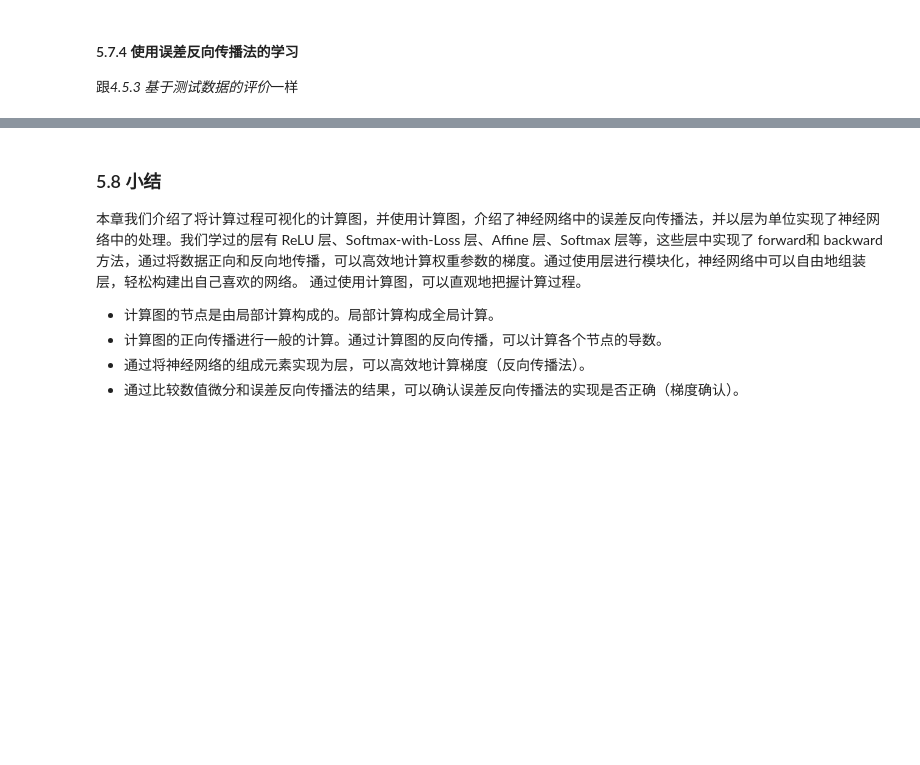
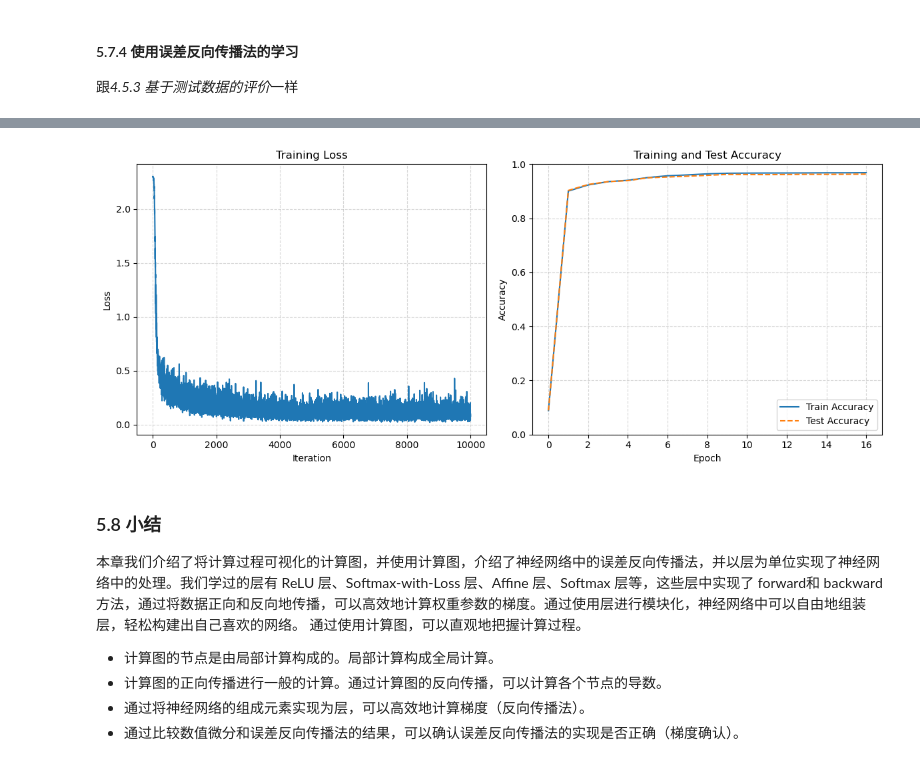
Before and after one commit to Shao0203/aiyaha, a Jupyter notebook: s5_back_propagation.ipynb, the cells around one changed output, grey strips where cells are left out. Drawn from its saved outputs; the diff is of its cells as text; code cells hidden in the pictures; blank space fills up the shorter version.

```diff
--- a/s5_back_propagation.ipynb
+++ b/s5_back_propagation.ipynb
@@ -473,6 +505,8 @@ test_acc_list = []
 iter_per_epoch = max(train_size / batch_size, 1)    # 60000 / 100 = 600.0
 
 for i in range(iters_num):
+    # 可以动态调整学习率
+    if i > 5000 : learning_rate = 0.01  # 后期减小学习率
     # 1. Get mini_batch
     batch_mask = np.random.choice(train_size, batch_size)
     x_batch = x_train[batch_mask]
@@ -490,7 +524,7 @@ for i in range(iters_num):
     loss = network.loss(x_batch, t_batch)
     train_loss_list.append(loss)
 
-    # 计算每个epoch的识别精度 (循环600次为一个epoch，所有60000条数据都被用过了)
+    # Record training / test accuracy for each epoch
     if i % iter_per_epoch == 0:
         train_acc = network.accuracy(x_train, t_train)
         test_acc = network.accuracy(x_test, t_test)
@@ -518,3 +552,33 @@ Epoch 17: train acc, test acc | 97.91%, 96.96%
+# %%
+# 绘制损失函数和训练/测试准确率的图形
+import matplotlib.pyplot as plt
+
+plt.figure(figsize=(12, 5))  # 设置图形大小
+# 左子图：损失函数
+plt.subplot(1, 2, 1)  # 1行2列的第1个图
+x_loss = np.arange(len(train_loss_list))
+plt.plot(x_loss, train_loss_list)
+plt.xlabel('Iteration')
+plt.ylabel('Loss')
+plt.title('Training Loss')
+plt.grid(True, linestyle='--', alpha=0.5)
+# 右子图：准确率
+plt.subplot(1, 2, 2)  # 1行2列的第2个图
+x_acc = np.arange(len(train_acc_list))
+plt.plot(x_acc, train_acc_list, label='Train Accuracy')
+plt.plot(x_acc, test_acc_list, label='Test Accuracy', linestyle='--')
+plt.xlabel('Epoch')
+plt.ylabel('Accuracy')
+plt.ylim(0, 1.0)
+plt.title('Training and Test Accuracy')
+plt.grid(True, linestyle='--', alpha=0.5)
+plt.legend(loc='lower right')
+# 自动调整子图间距
+plt.tight_layout()
+# 显示图形
+plt.show()
+# %% [output]
+[figure, added]
 # %% [markdown]
 ### 5.8 小结
 本章我们介绍了将计算过程可视化的计算图，并使用计算图，介绍了神经网络中的误差反向传播法，并以层为单位实现了神经网络中的处理。我们学过的层有 ReLU 层、Softmax-with-Loss 层、Affine 层、Softmax 层等，这些层中实现了 forward和 backward方法，通过将数据正向和反向地传播，可以高效地计算权重参数的梯度。通过使用层进行模块化，神经网络中可以自由地组装层，轻松构建出自己喜欢的网络。
```
Also changed, not shown: parts of 6 cells of this notebook, 2 other files.
